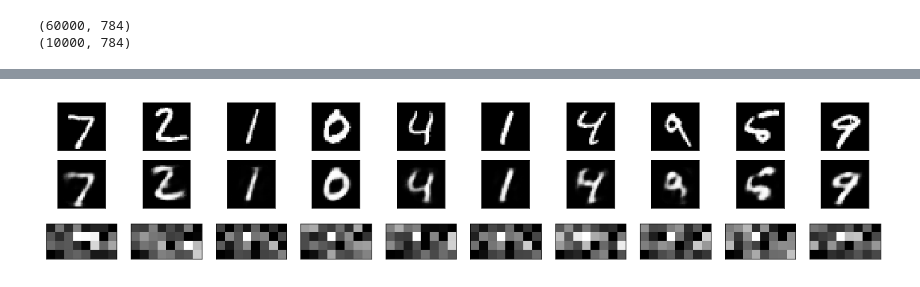
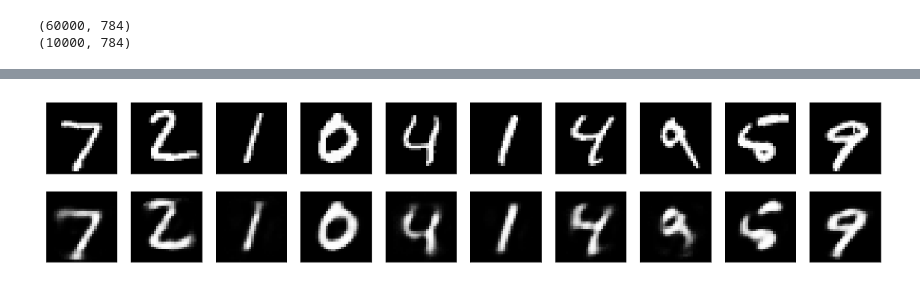
Before and after one commit to MJeremy2017/machine-learning-models, a Jupyter notebook: AutoEncoder/autoencoder.ipynb, the cells around one changed output, grey strips where cells are left out. Saved outputs shown, nothing was run; the diff lists cells and outputs as text; code cells hidden in the pictures.

```diff
--- a/AutoEncoder/autoencoder.ipynb
+++ b/AutoEncoder/autoencoder.ipynb
@@ -75,32 +68,27 @@ Epoch 50/50
 <keras.callbacks.History at 0x...>
 # %%
 reconst_test = autoencoder.predict(x_test)
+encode_test = encoder.predict(x_test)
 
 n = 10
-row = 3
+row = 2
 
 plt.figure(figsize=(20, 4))
 for i in range(n):
     # display original
     ax = plt.subplot(row, n, i + 1)
     plt.imshow(x_test[i].reshape(28, 28))
     plt.gray()
     ax.get_xaxis().set_visible(False)
     ax.get_yaxis().set_visible(False)
 
     # display reconstruction
     ax = plt.subplot(row, n, i + 1 + n)
     plt.imshow(reconst_test[i].reshape(28, 28))
     plt.gray()
     ax.get_xaxis().set_visible(False)
     ax.get_yaxis().set_visible(False)
 
-    ax = plt.subplot(row, n, i + 1 + 2*n)
-    plt.imshow(encode_test[i].reshape(4, 8))
-    plt.gray()
-    ax.get_xaxis().set_visible(False)
-    ax.get_yaxis().set_visible(False)
-
 plt.show()
 # %% [output]
-[figure, old version]
+[figure, new version]
```
Also changed, not shown: parts of 16 cells of this notebook.
